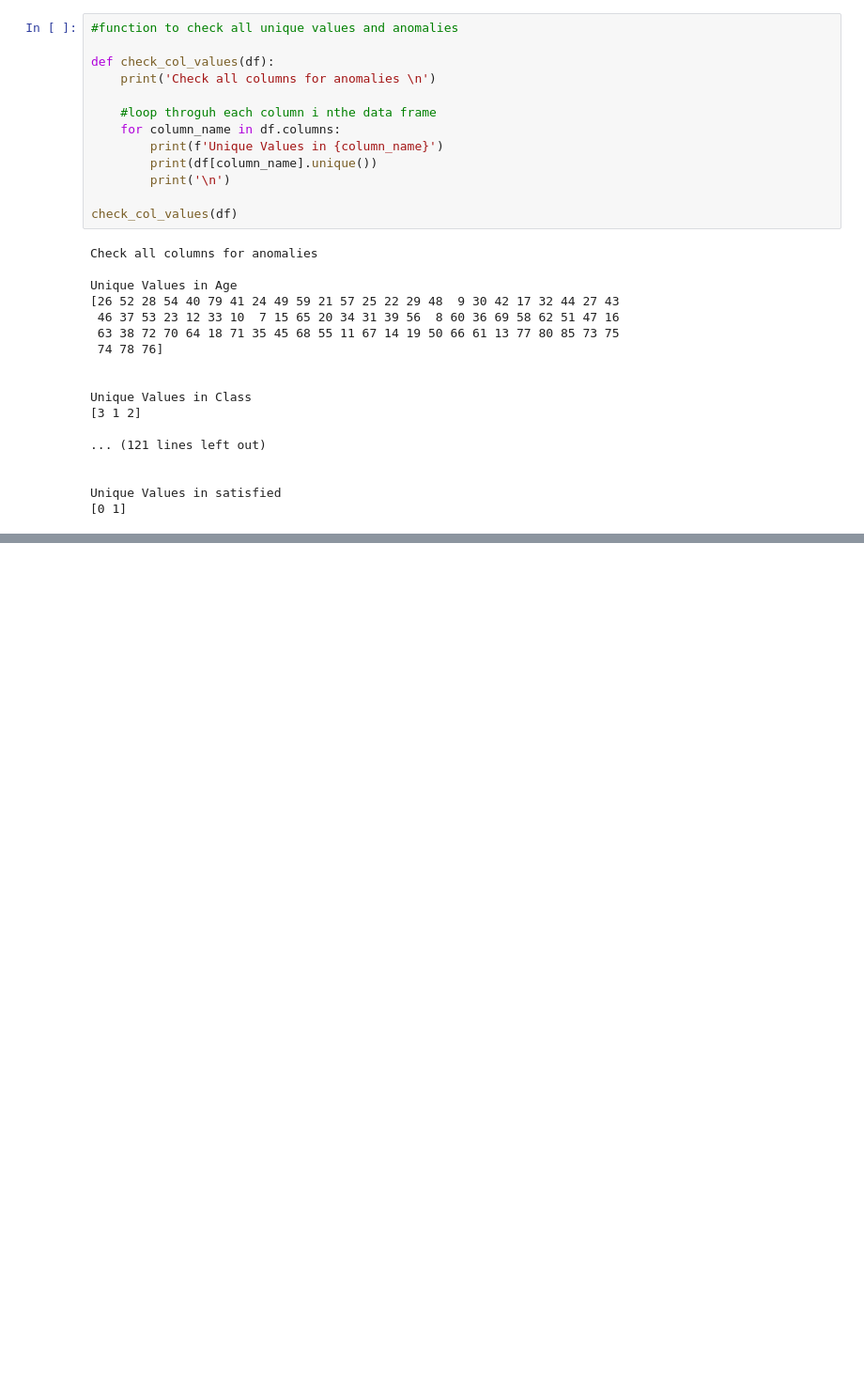
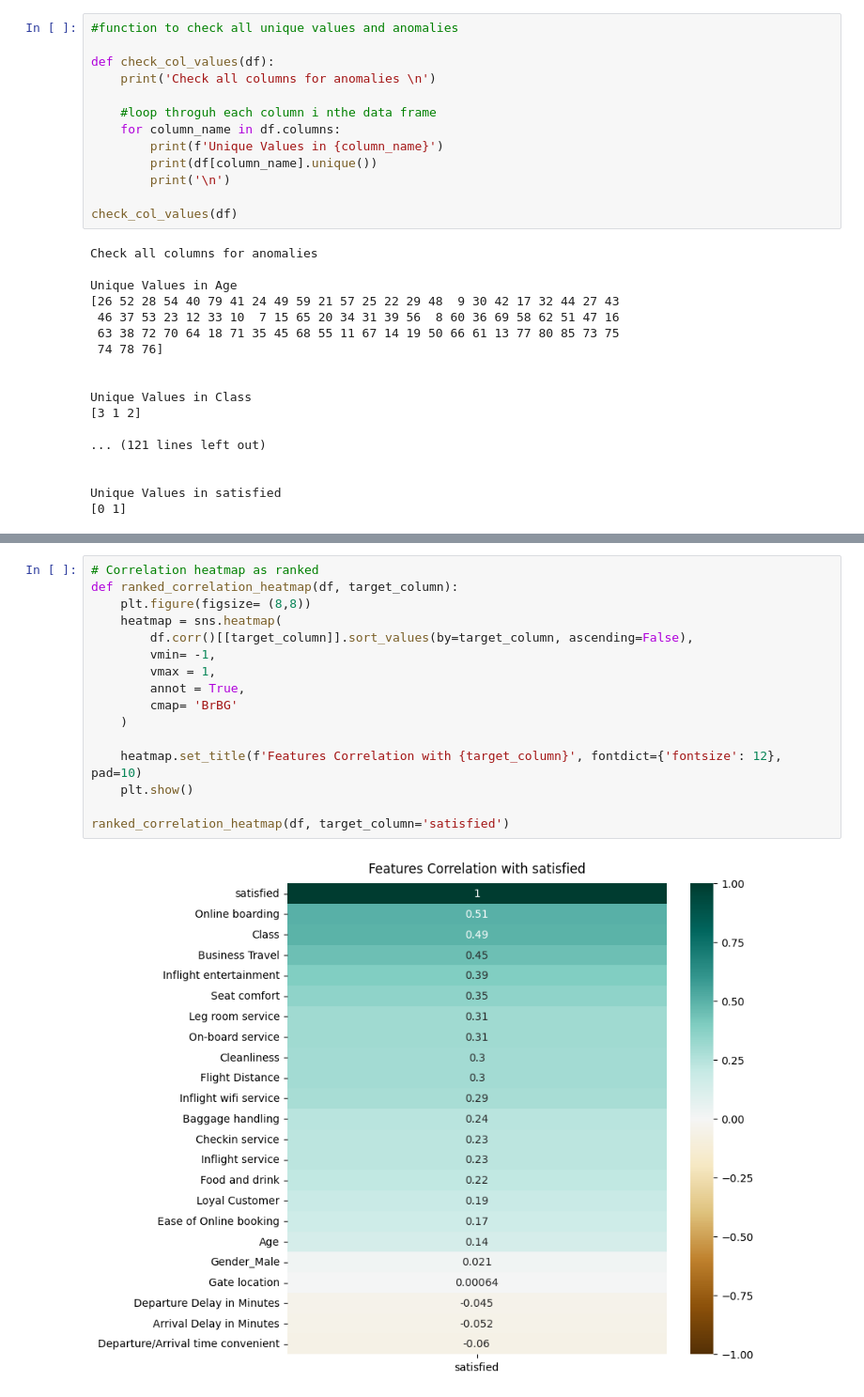
Before and after one commit to shintaronakamura28/airline_customer_satisfaction, a Jupyter notebook: notebooks/eda.ipynb, the cells around one changed output, grey strips where cells are left out. Shown at 94% size. Saved outputs shown, nothing was run; the diff lists cells and outputs as text; blank space fills up the shorter version.

```diff
--- a/notebooks/eda.ipynb
+++ b/notebooks/eda.ipynb
@@ -138,0 +165,18 @@ Unique Values in satisfied
+# %%
+# Correlation heatmap as ranked
+def ranked_correlation_heatmap(df, target_column):
+    plt.figure(figsize= (8,8))
+    heatmap = sns.heatmap(
+        df.corr()[[target_column]].sort_values(by=target_column, ascending=False),
+        vmin= -1,
+        vmax = 1,
+        annot = True,
+        cmap= 'BrBG'
+    )
+
+    heatmap.set_title(f'Features Correlation with {target_column}', fontdict={'fontsize': 12}, pad=10)
+    plt.show()
+
+ranked_correlation_heatmap(df, target_column='satisfied')
+# %% [output]
+[figure, added]
```
Also changed, not shown: parts of 6 cells of this notebook.
